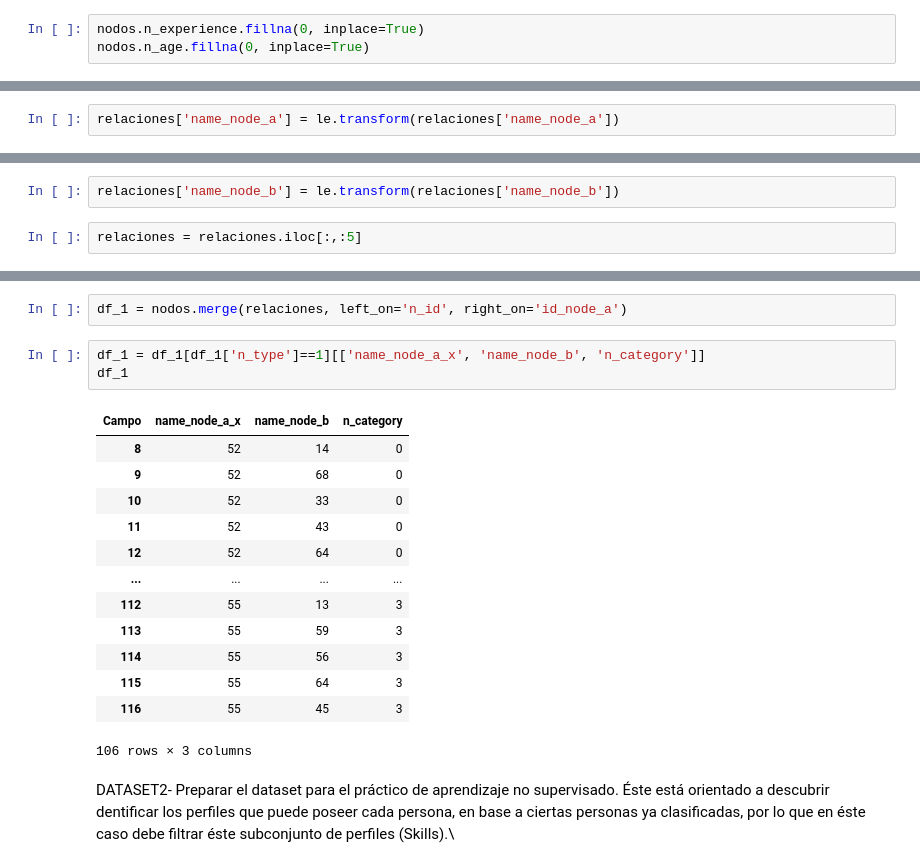
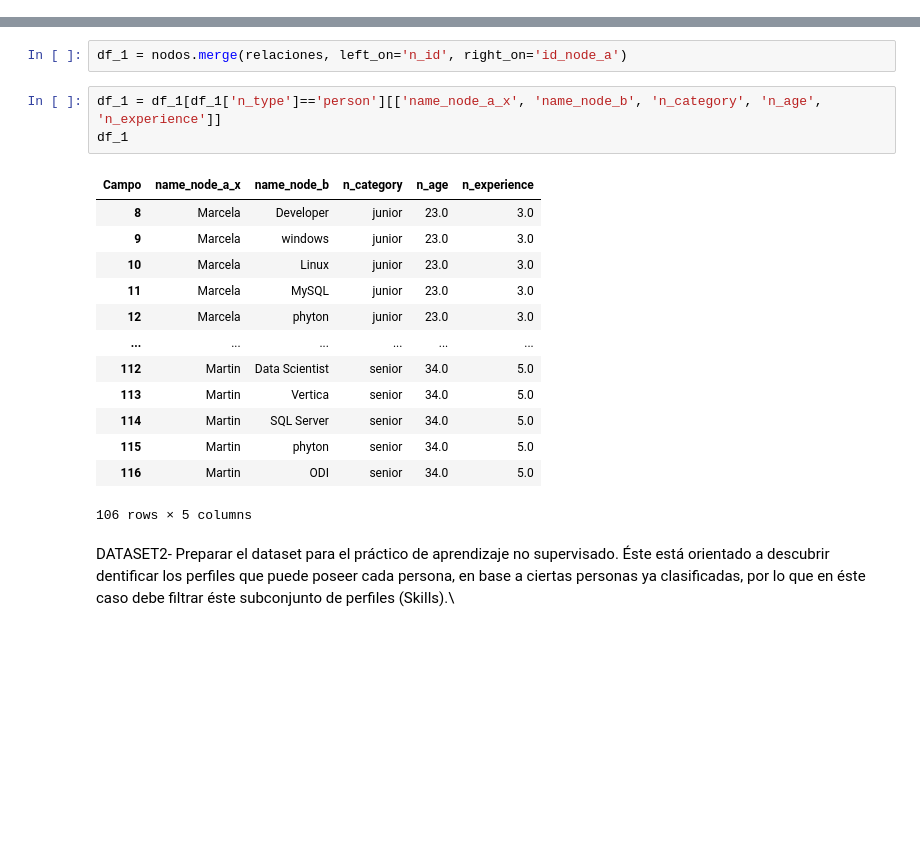
Before and after one commit to fgpalacios/diplodatos2020, a Jupyter notebook: mentoria_grafos_curacion.ipynb, the cells around one changed output, grey strips where cells are left out. Drawn from its saved outputs; the diff is of its cells as text; blank space fills up the shorter version.

```diff
--- a/mentoria_grafos_curacion.ipynb
+++ b/mentoria_grafos_curacion.ipynb
@@ -705,3 +607,0 @@ nodos
-# %%
-nodos.n_experience.fillna(0, inplace=True)
-nodos.n_age.fillna(0, inplace=True)
@@ -730,2 +607,0 @@ dict(zip(le.classes_, le.transform(le.classes_)))
-# %%
-relaciones['name_node_a'] = le.transform(relaciones['name_node_a'])
@@ -754,4 +607,0 @@ dict(zip(le.classes_, le.transform(le.classes_)))
-# %%
-relaciones['name_node_b'] = le.transform(relaciones['name_node_b'])
-# %%
-relaciones = relaciones.iloc[:,:5]
@@ -786,21 +681,21 @@ display(df_1.head())
 # %%
 df_1 = nodos.merge(relaciones, left_on='n_id', right_on='id_node_a')
 # %%
-df_1 = df_1[df_1['n_type']==1][['name_node_a_x', 'name_node_b', 'n_category']]
+df_1 = df_1[df_1['n_type']=='person'][['name_node_a_x', 'name_node_b', 'n_category', 'n_age', 'n_experience']]
 df_1
 # %% [output]
-| Campo | name_node_a_x | name_node_b | n_category |
-| 8 | 52 | 14 | 0 |
-| 9 | 52 | 68 | 0 |
-| 10 | 52 | 33 | 0 |
-| 11 | 52 | 43 | 0 |
-| 12 | 52 | 64 | 0 |
-| ... | ... | ... | ... |
-| 112 | 55 | 13 | 3 |
-| 113 | 55 | 59 | 3 |
-| 114 | 55 | 56 | 3 |
-| 115 | 55 | 64 | 3 |
-| 116 | 55 | 45 | 3 |
+| Campo | name_node_a_x | name_node_b | n_category | n_age | n_experience |
+| 8 | Marcela | Developer | junior | 23.0 | 3.0 |
+| 9 | Marcela | windows | junior | 23.0 | 3.0 |
+| 10 | Marcela | Linux | junior | 23.0 | 3.0 |
+| 11 | Marcela | MySQL | junior | 23.0 | 3.0 |
+| 12 | Marcela | phyton | junior | 23.0 | 3.0 |
+| ... | ... | ... | ... | ... | ... |
+| 112 | Martin | Data Scientist | senior | 34.0 | 5.0 |
+| 113 | Martin | Vertica | senior | 34.0 | 5.0 |
+| 114 | Martin | SQL Server | senior | 34.0 | 5.0 |
+| 115 | Martin | phyton | senior | 34.0 | 5.0 |
+| 116 | Martin | ODI | senior | 34.0 | 5.0 |
-106 rows × 3 columns
+106 rows × 5 columns
 # %% [markdown]
 DATASET2- Preparar el dataset para el práctico de aprendizaje no supervisado. Éste está orientado a descubrir dentificar los perfiles que puede poseer cada persona, en base a ciertas personas ya clasificadas, por lo que en éste caso debe filtrar éste subconjunto de perfiles (Skills).\
```
Also changed, not shown: parts of 58 cells of this notebook.
